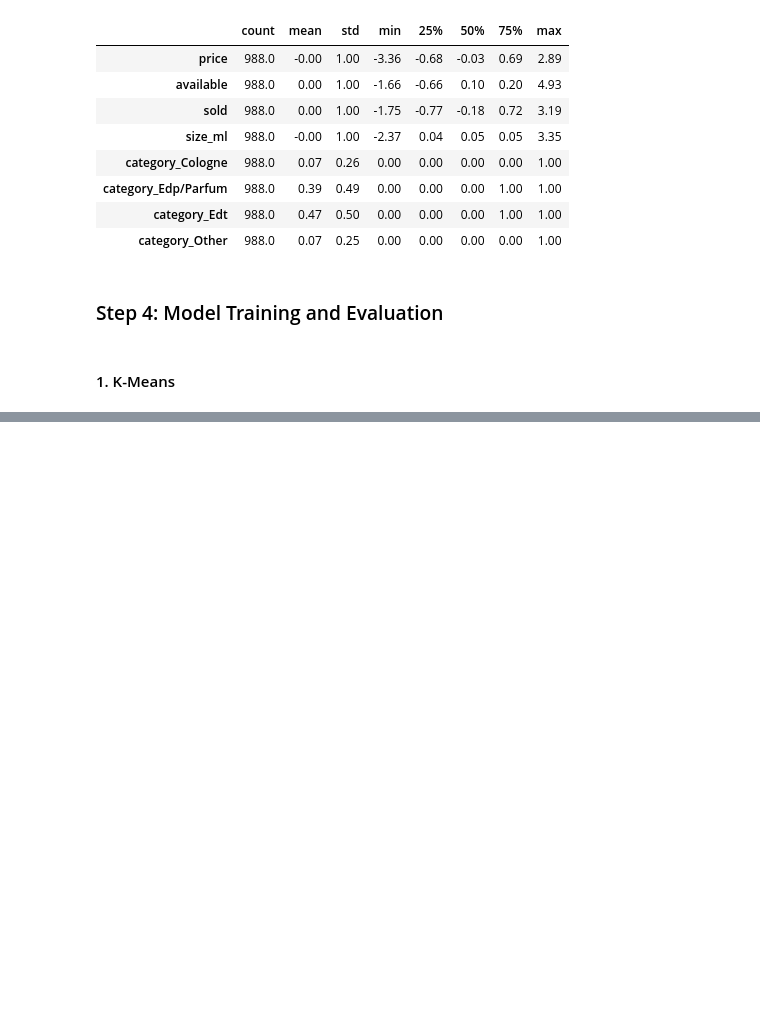
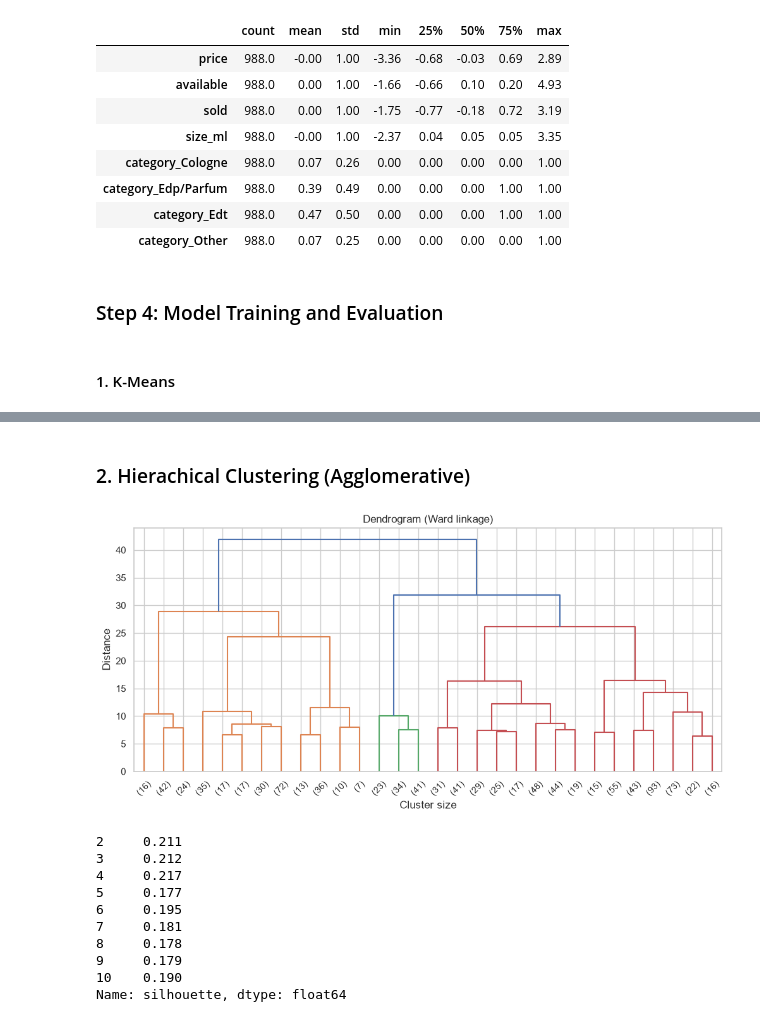
Before and after one commit to Mimi97-aqua/msc_projects, a Jupyter notebook: com7022/analysis.ipynb, the cells around one changed output, grey strips where cells are left out. Saved outputs shown, nothing was run; the diff lists cells and outputs as text; code cells hidden in the pictures; blank space fills up the shorter version.

```diff
--- a/com7022/analysis.ipynb
+++ b/com7022/analysis.ipynb
@@ -463,0 +488,29 @@ Model input shape: (988, 8)
+# %% [markdown]
+### 2. Hierachical Clustering (Agglomerative)
+# %%
+plt.figure(figsize=(12, 5))
+dendrogram(linkage(X, method='ward'), truncate_mode='lastp', p=30)
+plt.title('Dendrogram (Ward linkage)')
+plt.xlabel('Cluster size')
+plt.ylabel('Distance')
+plt.show()
+
+hier_sil = {k: silhouette_score(X, AgglomerativeClustering(n_clusters=k, linkage='ward').fit_predict(X))
+            for k in range(2, 11)}
+display(pd.Series(hier_sil, name='silhouette').round(3))
+
+best_k_hier = 4
+hier = AgglomerativeClustering(n_clusters=best_k_hier, linkage='ward')
+hier_labels = hier.fit_predict(X)
+# %% [output]
+[figure, added]
+2     0.211
+3     0.212
+4     0.217
+5     0.177
+6     0.195
+7     0.181
+8     0.178
+9     0.179
+10    0.190
+Name: silhouette, dtype: float64
```
Also changed, not shown: parts of 6 cells of this notebook.
